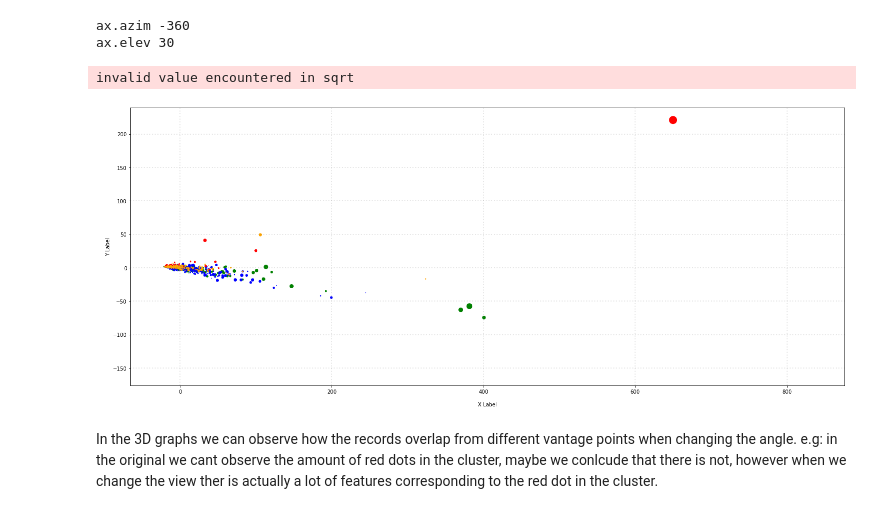
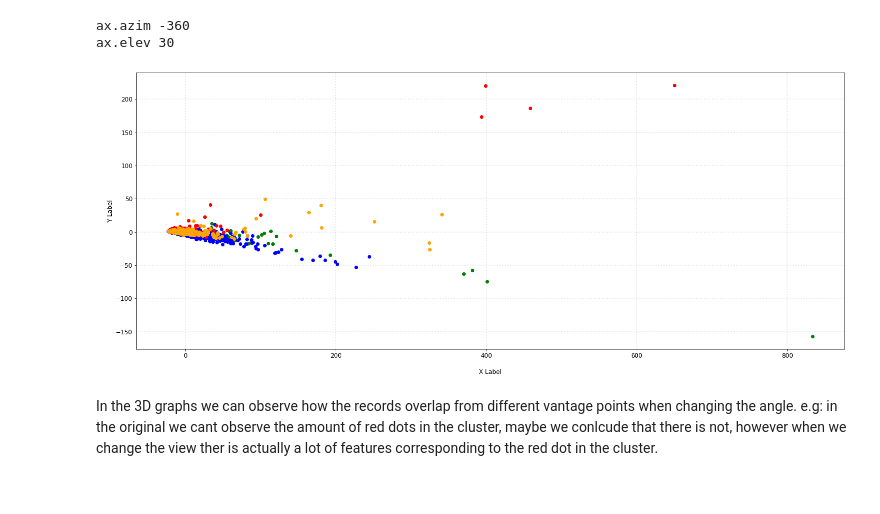
Before and after one commit to aeotqf/DM2022-Lab1-Homework, a Jupyter notebook: lab1/ellis_111065426_lab1.ipynb, the cells around one changed output. Drawn from its saved outputs; the diff is of its cells as text; code cells hidden in the pictures.

```diff
--- a/lab1/ellis_111065426_lab1.ipynb
+++ b/lab1/ellis_111065426_lab1.ipynb
@@ -615,27 +604,26 @@ ax.elev 30
 # %%
 # comparing with original
 col = ['green', 'blue', 'red', 'orange']
 
 # plot
 fig = plt.figure(figsize = (25,10))
 ax = fig.subplots()
 
 for c, category in zip(col, categories):
     xs = data_reduced[data_df['category_name'] == category].T[0]
     ys = data_reduced[data_df['category_name'] == category].T[1]
-    zs = data_reduced[data_df['category_name'] == category].T[2]
+    #zs = data_reduced[data_df['category_name'] == category].T[2]
 
-    ax.scatter(xs, ys, zs, c = c, marker='o')
+    ax.scatter(xs, ys, c = c, marker='o')
 
 ax.grid(color='gray', linestyle=':', linewidth=2, alpha=0.2)
 ax.set_xlabel('\nX Label')
 ax.set_ylabel('\nY Label')
 #ax.set_zlabel('\nZ Label')
 
 plt.show()
 # %% [output]
-invalid value encountered in sqrt
-[figure, old version]
+[figure, new version]
 # %% [markdown]
 In the 3D graphs we can observe how the records overlap from different vantage points when changing the angle. e.g: in the original we cant observe the amount of red dots in the cluster, maybe we conlcude that there is not, however when we change the view ther is actually a lot of features corresponding to the red dot in the cluster.
 # %% [markdown]
```
Also changed, not shown: parts of 66 cells of this notebook.
